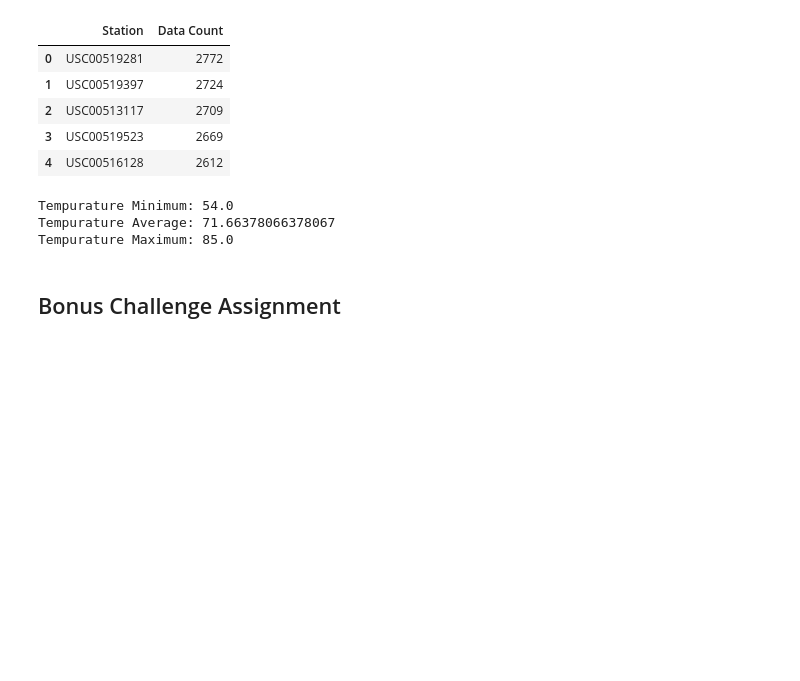
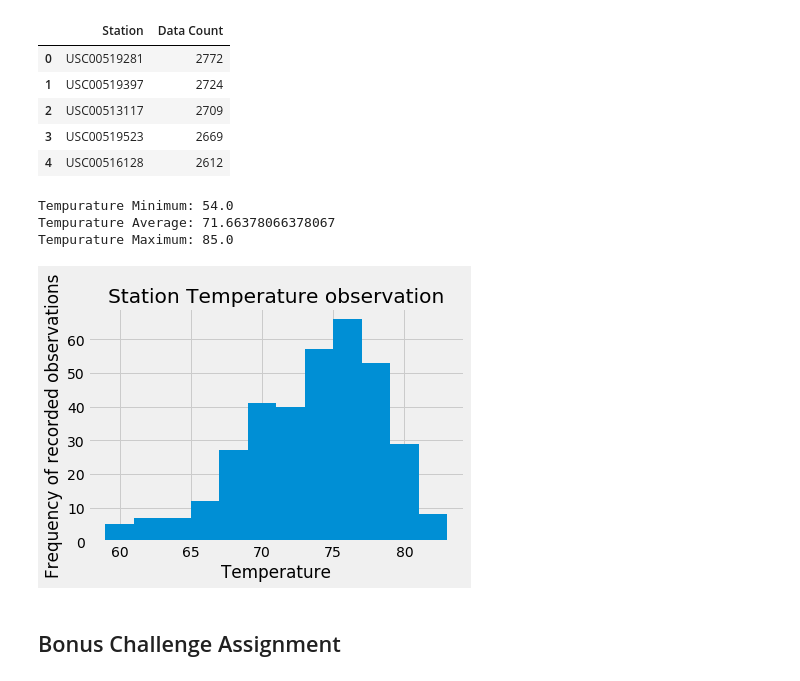
Before and after one commit to elstan-tmk/sqlalchemy-challenge, a Jupyter notebook: climate_starter.ipynb, the cells around one changed output. Cells and saved outputs as stored; diff of their text form; code cells hidden in the pictures; blank space fills up the shorter version.

```diff
--- a/climate_starter.ipynb
+++ b/climate_starter.ipynb
@@ -143,13 +158,24 @@ Tempurature Maximum: 85.0
 # %%
 # Choose the station with the highest number of temperature observations.
 # Query the last 12 months of temperature observation data for this station and plot the results as a histogram
 
+# Only finding the temperature observations within the last 12 months
 station_tobs = session.query(measurement.tobs).\
     filter(measurement.date >= one_yr_ago).\
     filter(measurement.date <= last_date).\
     filter(measurement.station == activest_station).all()
 
 tobs_array = np.ravel(station_tobs)
+temp_df = pd.Series(tobs_array)
+
+tobs_series.plot.hist(bins=12)
+plt.title("Station Temperature observation")
+plt.xlabel("Temperature")
+plt.ylabel("Frequency of recorded observations")
+plt.savefig('Images/station-histogram.png')
+plt.show()
+# %% [output]
+[figure, added]
 # %% [markdown]
 ## Bonus Challenge Assignment
 # %%
```
Also changed, not shown: parts of 6 cells of this notebook, 5 other files.
